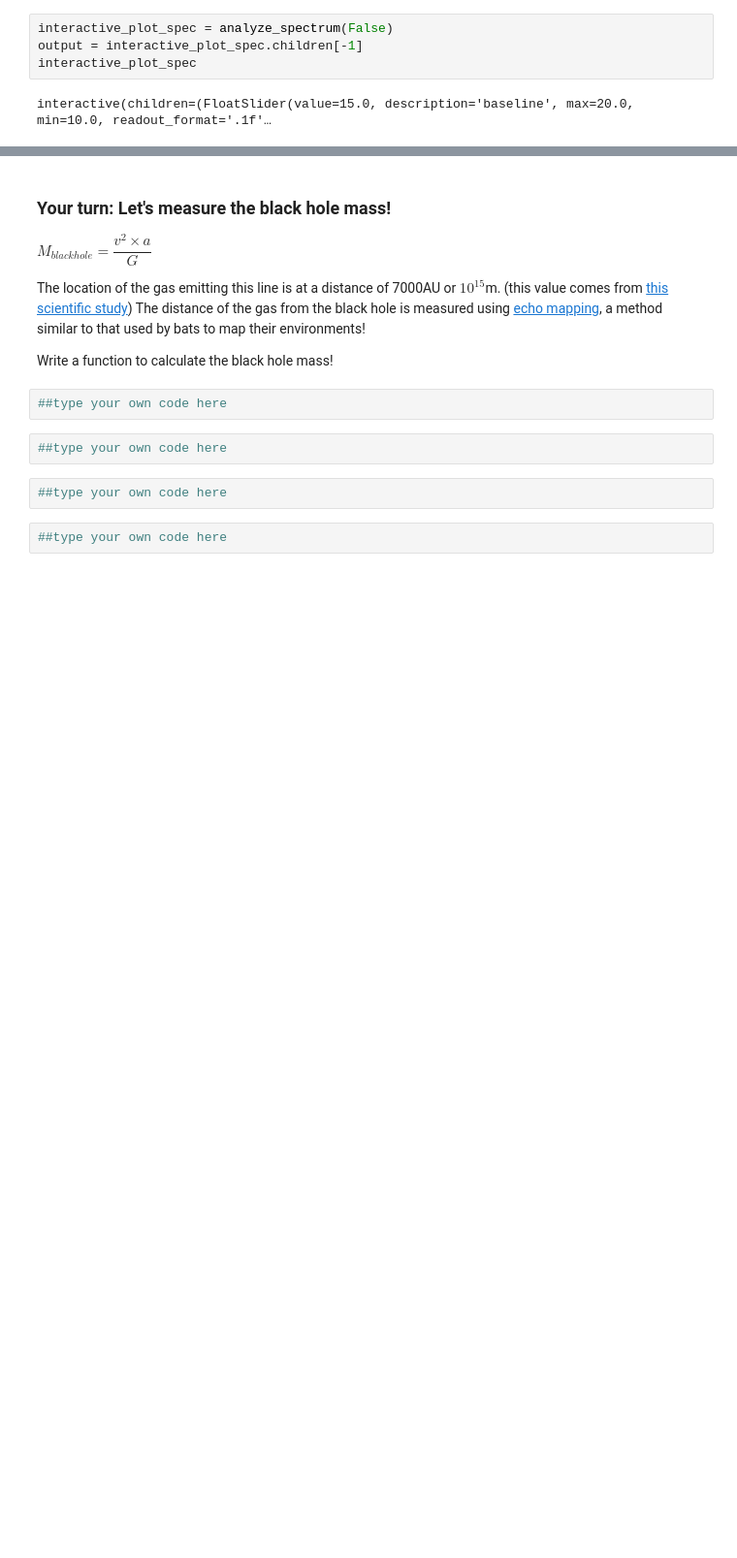
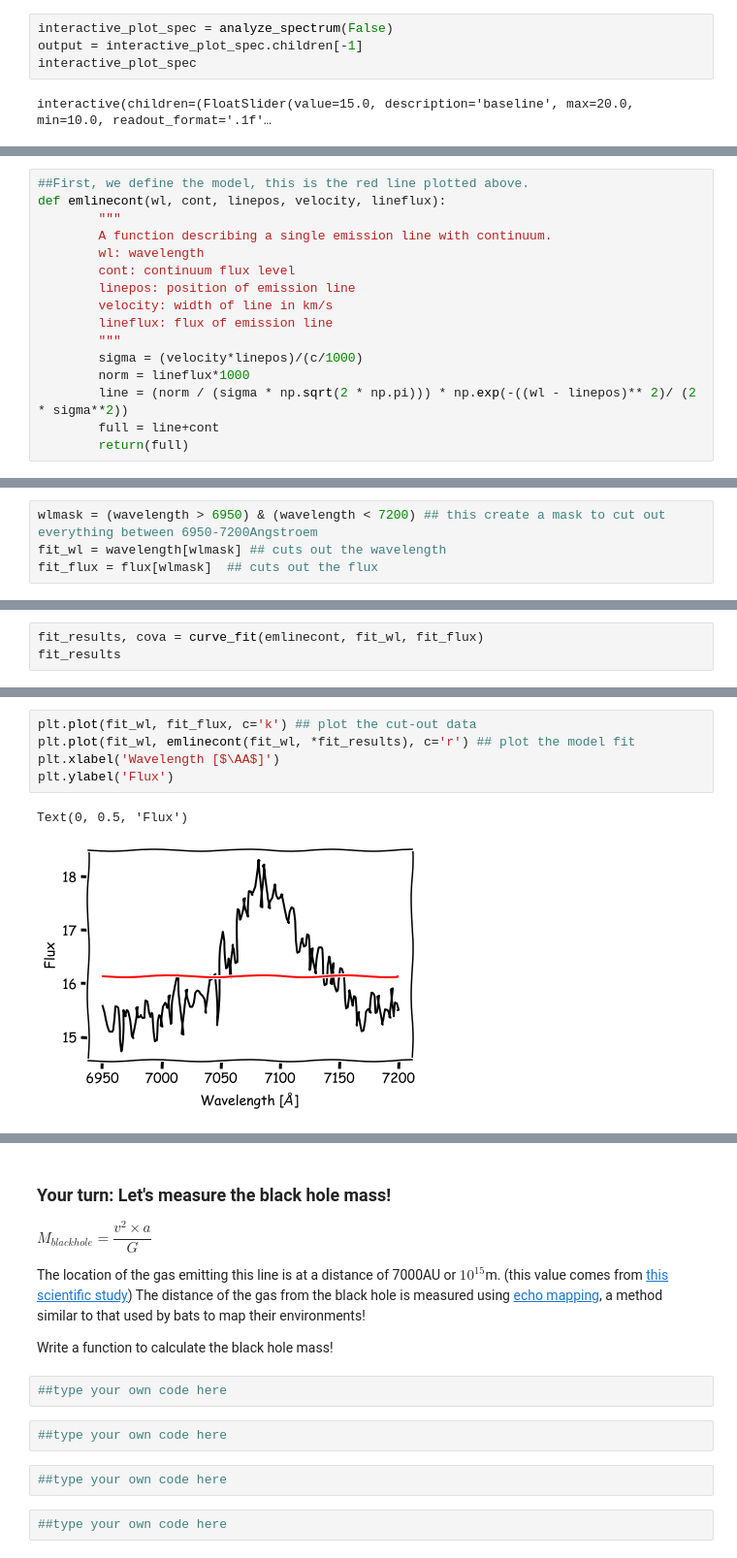
Before and after one commit to cvillforth/CodeBlack, a Jupyter notebook: CodingExercise.ipynb, the cells around one changed output, grey strips where cells are left out. Shown at 97% size. Drawn from its saved outputs; the diff is of its cells as text; blank space fills up the shorter version.

Commit message:
added log scale plot, readme added, fitting added

```diff
--- a/CodingExercise.ipynb
+++ b/CodingExercise.ipynb
@@ -343,0 +369,16 @@ We can automate that by calculating the distance between the model (the red line
+# %%
+##First, we define the model, this is the red line plotted above.
+def emlinecont(wl, cont, linepos, velocity, lineflux):
+        """
+        A function describing a single emission line with continuum.
+        wl: wavelength
+        cont: continuum flux level
+        linepos: position of emission line
+        velocity: width of line in km/s
+        lineflux: flux of emission line
+        """
+        sigma = (velocity*linepos)/(c/1000)
+        norm = lineflux*1000
+        line = (norm / (sigma * np.sqrt(2 * np.pi))) * np.exp(-((wl - linepos)** 2)/ (2 * sigma**2))
+        full = line+cont
+        return(full)
@@ -343,0 +391,4 @@ We can automate that by calculating the distance between the model (the red line
+# %%
+wlmask = (wavelength > 6950) & (wavelength < 7200) ## this create a mask to cut out everything between 6950-7200Angstroem
+fit_wl = wavelength[wlmask] ## cuts out the wavelength
+fit_flux = flux[wlmask]  ## cuts out the flux
@@ -343,0 +409,3 @@ We can automate that by calculating the distance between the model (the red line
+# %%
+fit_results, cova = curve_fit(emlinecont, fit_wl, fit_flux)
+fit_results
@@ -343,0 +422,8 @@ We can automate that by calculating the distance between the model (the red line
+# %%
+plt.plot(fit_wl, fit_flux, c='k') ## plot the cut-out data
+plt.plot(fit_wl, emlinecont(fit_wl, *fit_results), c='r') ## plot the model fit
+plt.xlabel('Wavelength [$\AA$]')
+plt.ylabel('Flux')
+# %% [output]
+Text(0, 0.5, 'Flux')
+[figure, added]
```
Also changed, not shown: parts of 35 cells of this notebook, 2 other files.
